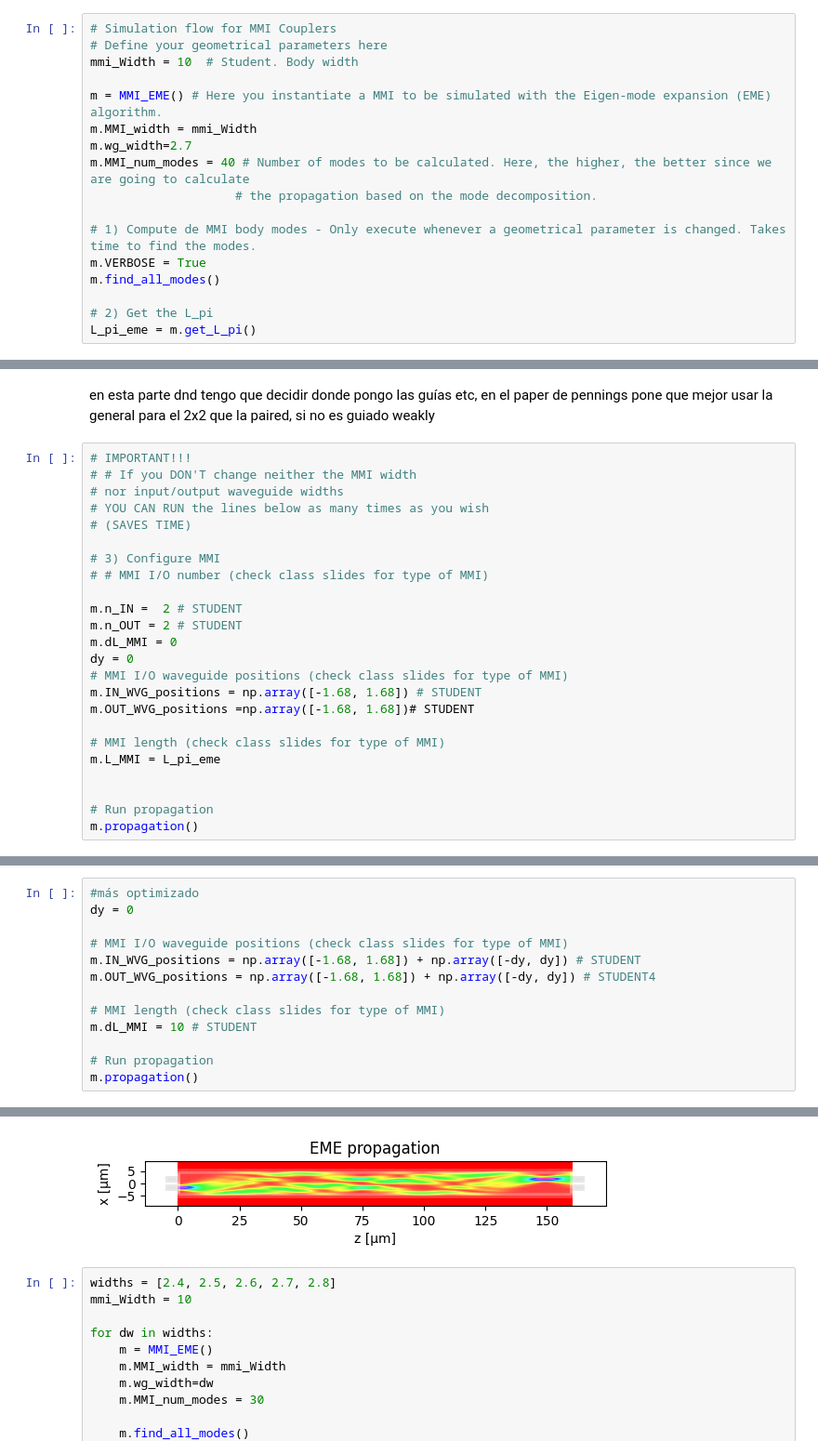
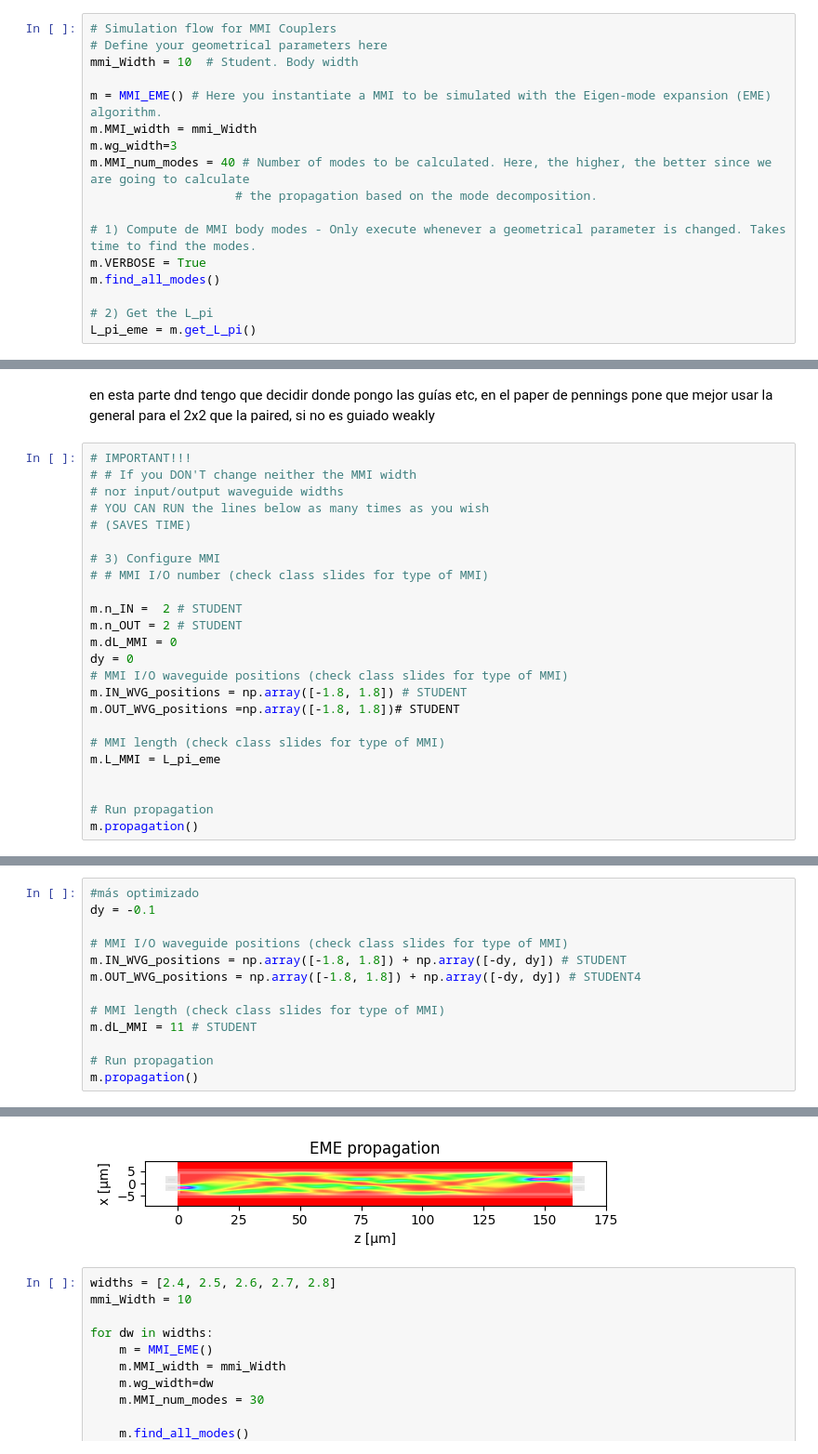
Before and after one commit to mromgar1/pic-upv-lab5-finalproject, a Jupyter notebook: FINAL_PROJECT_DEEP_SIN.ipynb, the cells around one changed output, grey strips where cells are left out. Shown at 93% size. Cells and saved outputs as stored; diff of their text form.

```diff
--- a/FINAL_PROJECT_DEEP_SIN.ipynb
+++ b/FINAL_PROJECT_DEEP_SIN.ipynb
@@ -197,7 +197,7 @@ mmi_Width = 10  # Student. Body width
 
 m = MMI_EME() # Here you instantiate a MMI to be simulated with the Eigen-mode expansion (EME) algorithm.
 m.MMI_width = mmi_Width
-m.wg_width=2.7
+m.wg_width=3
 m.MMI_num_modes = 40 # Number of modes to be calculated. Here, the higher, the better since we are going to calculate
                     # the propagation based on the mode decomposition.
 
@@ -245,8 +245,8 @@ m.n_OUT = 2 # STUDENT
 m.dL_MMI = 0
 dy = 0
 # MMI I/O waveguide positions (check class slides for type of MMI)
-m.IN_WVG_positions = np.array([-1.68, 1.68]) # STUDENT
-m.OUT_WVG_positions =np.array([-1.68, 1.68])# STUDENT
+m.IN_WVG_positions = np.array([-1.8, 1.8]) # STUDENT
+m.OUT_WVG_positions =np.array([-1.8, 1.8])# STUDENT
 
 # MMI length (check class slides for type of MMI)
 m.L_MMI = L_pi_eme
@@ -271,13 +271,13 @@ Ratio over OUTs ['0.0002', '0.9998']
 # %%
 #más optimizado
-dy = 0
+dy = -0.1
 
 # MMI I/O waveguide positions (check class slides for type of MMI)
-m.IN_WVG_positions = np.array([-1.68, 1.68]) + np.array([-dy, dy]) # STUDENT
-m.OUT_WVG_positions = np.array([-1.68, 1.68]) + np.array([-dy, dy]) # STUDENT4
+m.IN_WVG_positions = np.array([-1.8, 1.8]) + np.array([-dy, dy]) # STUDENT
+m.OUT_WVG_positions = np.array([-1.8, 1.8]) + np.array([-dy, dy]) # STUDENT4
 
 # MMI length (check class slides for type of MMI)
-m.dL_MMI = 10 # STUDENT
+m.dL_MMI = 11 # STUDENT
 
 # Run propagation
 m.propagation()
@@ -297,4 +297,4 @@ Ratio over OUTs ['0.0419', '0.9581']
-[figure, old version]
+[figure, new version]
 # %%
 widths = [2.4, 2.5, 2.6, 2.7, 2.8]
 mmi_Width = 10
```
Also changed, not shown: parts of 8 cells of this notebook.
